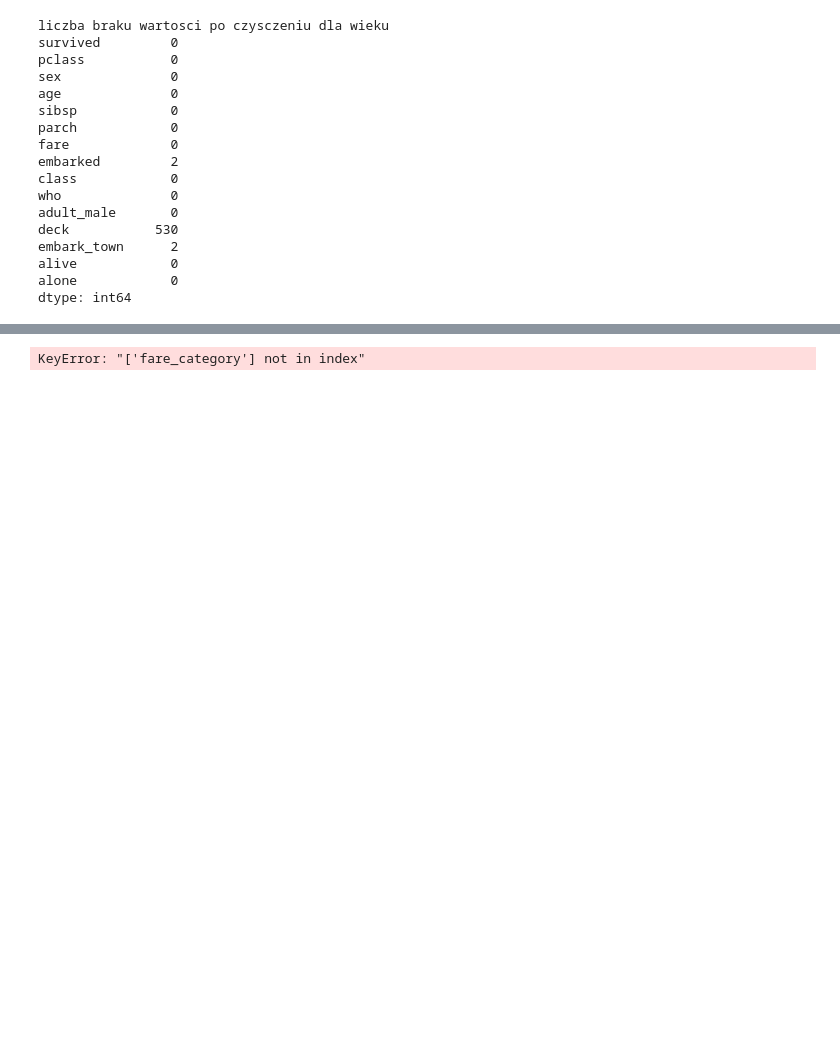
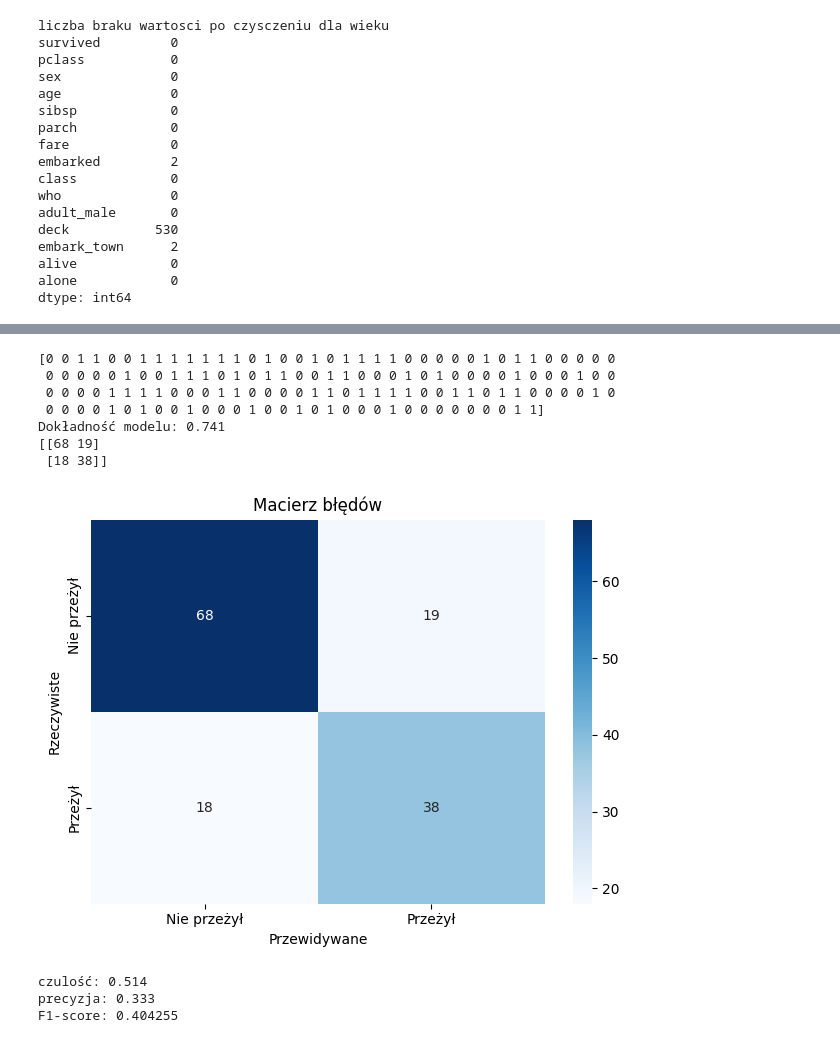
Before and after one commit to Mikolaj613/Kurs-Ai, a Jupyter notebook: 7_titanic.ipynb, the cells around one changed output, grey strips where cells are left out. Drawn from its saved outputs; the diff is of its cells as text; code cells hidden in the pictures; blank space fills up the shorter version.

```diff
--- a/7_titanic.ipynb
+++ b/7_titanic.ipynb
@@ -88,15 +88,15 @@ def categorize_fare(fare,fare_range):
     return 2
   pass
 
-  min_fare = df['fare'].min()
-  max_fare = df['fare'].max()
-  fare_step = (max_fare-min_fare)/3
-  fare_ranges = [min_fare+fare_step, minfare+2*fare_step]
+min_fare = df['fare'].min()
+max_fare = df['fare'].max()
+fare_step = (max_fare-min_fare)/3
+fare_ranges = [min_fare+fare_step, min_fare+2*fare_step]
 
-  print(f"przdzialy cen biletów:")
-  print(f"niska {min_fare:.2f}-{fare_ranges[0]:.2f}")
-  print(f"srednia {fare_ranges[0]:.2f}-{fare_ranges[1]:.2f}")
-  print(f"wysoka {fare_ranges[1]:.2} - {max_fare:.2f}")
+print(f"przdzialy cen biletów:")
+print(f"niska {min_fare:.2f}-{fare_ranges[0]:.2f}")
+print(f"srednia {fare_ranges[0]:.2f}-{fare_ranges[1]:.2f}")
+print(f"wysoka {fare_ranges[1]:.2} - {max_fare:.2f}")
 # %% [output]
 min bilet : 0.0
 max bilet : 512.3292
@@ -113,9 +127,51 @@ x = df_model[selected_features]
 y = df_model["survived"]
 
 x_train, x_test, y_train, y_test = train_test_split(x,y, test_size=0.2, random_state=42)
-# %% [output]
-KeyError: "['fare_category'] not in index"
 # %%
 scaler = StandardScaler()
 x_train_scaled = scaler.fit_transform(x_train)
 x_test_scaled = scaler.transform(x_test)
+# %%
+model = LogisticRegression()
+model.fit(x_train_scaled, y_train)
+
+y_pred = model.predict(x_test_scaled)
+print(y_pred)
+
+accuracy = accuracy_score(y_test, y_pred)
+
+print(f"Dokładność modelu: {accuracy:.3f}")
+conf_matrix = confusion_matrix(y_test, y_pred)
+print(conf_matrix)
+sns.heatmap(conf_matrix,
+            annot=True,
+            cmap="Blues",
+            xticklabels = ["Nie przeżył", "Przeżył"],
+            yticklabels = ["Nie przeżył", "Przeżył"])
+plt.title("Macierz błędów")
+plt.xlabel("Przewidywane")
+plt.ylabel("Rzeczywiste")
+plt.tight_layout()
+plt.show()
+# %% [output]
+[0 0 1 1 0 0 1 1 1 1 1 1 1 0 1 0 0 1 0 1 1 1 1 0 0 0 0 0 1 0 1 1 0 0 0 0 0
+ 0 0 0 0 0 1 0 0 1 1 1 0 1 0 1 1 0 0 1 1 0 0 0 1 0 1 0 0 0 0 1 0 0 0 1 0 0
+ 0 0 0 0 1 1 1 1 0 0 0 1 1 0 0 0 0 1 1 0 1 1 1 1 0 0 1 1 0 1 1 0 0 0 0 1 0
+ 0 0 0 0 1 0 1 0 0 1 0 0 0 1 0 0 1 0 1 0 0 0 1 0 0 0 0 0 0 0 1 1]
+Dokładność modelu: 0.741
+[[68 19]
+ [18 38]]
+[figure, added]
+# %%
+tn,tp,fn,fp = conf_matrix.ravel()
+sensivity = tp/(tp+fn)
+precision = tp/(tp+fp)
+f1 = 2 * (sensivity * precision) / (sensivity + precision)
+
+print(f"czulość: {sensivity:.3f}")
+print(f"precyzja: {precision:.3f}")
+print(f"F1-score: {f1:3f}")
+# %% [output]
+czulość: 0.514
+precyzja: 0.333
+F1-score: 0.404255
```
Also changed, not shown: parts of 3 cells of this notebook.
